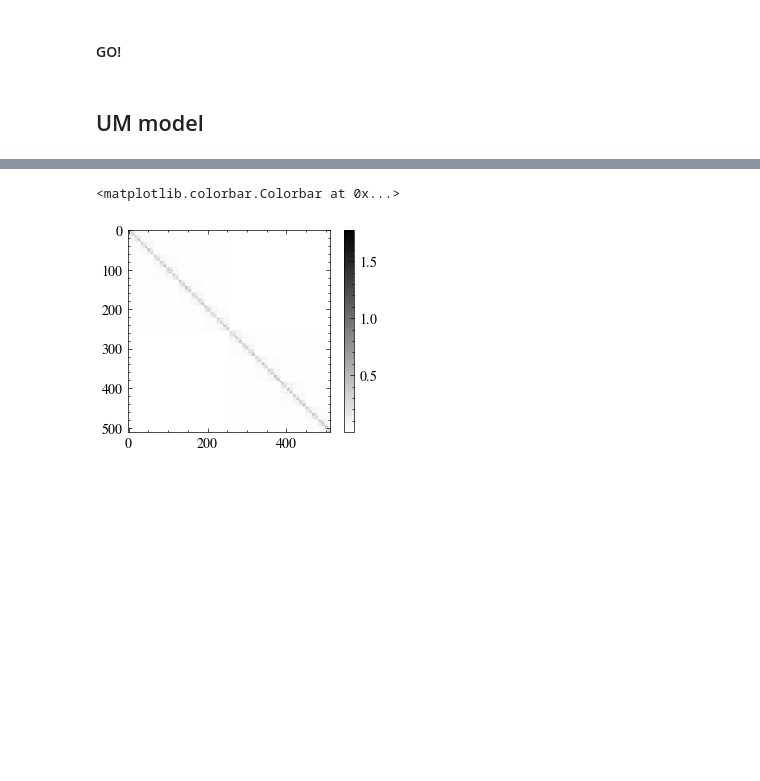
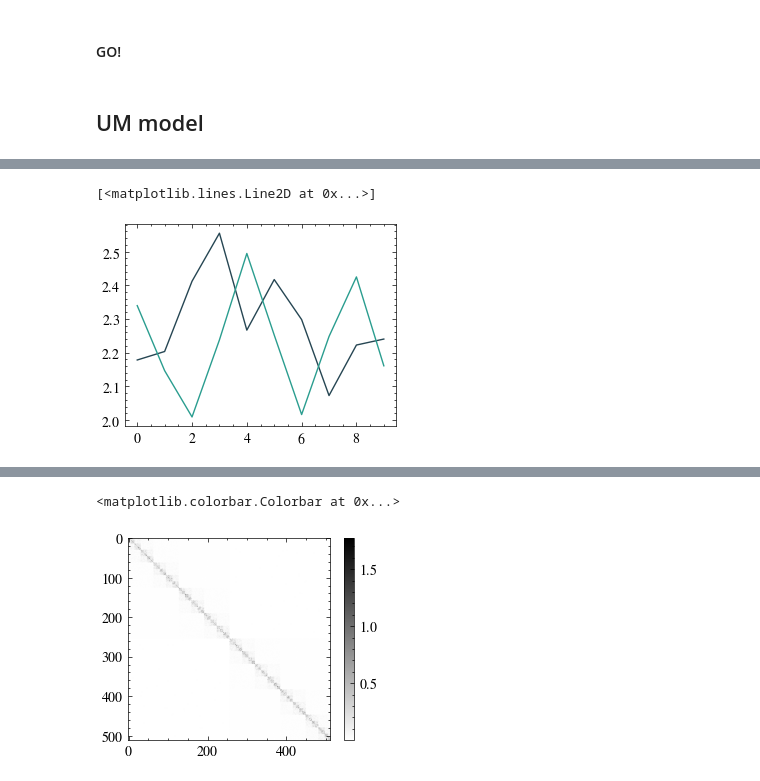
Before and after one commit to makskliczkowski/QuantumEigenSolver, a Jupyter notebook: Python/QES/tests.ipynb, the cells around one changed output, grey strips where cells are left out. Drawn from its saved outputs; the diff is of its cells as text; code cells hidden in the pictures; blank space fills up the shorter version.

```diff
--- a/Python/QES/tests.ipynb
+++ b/Python/QES/tests.ipynb
@@ -484 +499,7 @@ Memory:3.910e-03gb
+# %%
+plt.plot(diff_min, label='min')
+plt.plot(diff_max, label='max')
+# %% [output]
+[<matplotlib.lines.Line2D at 0x...>]
+[figure, added]
 # %%
```
Also changed, not shown: parts of 7 cells of this notebook, 3 other files.
